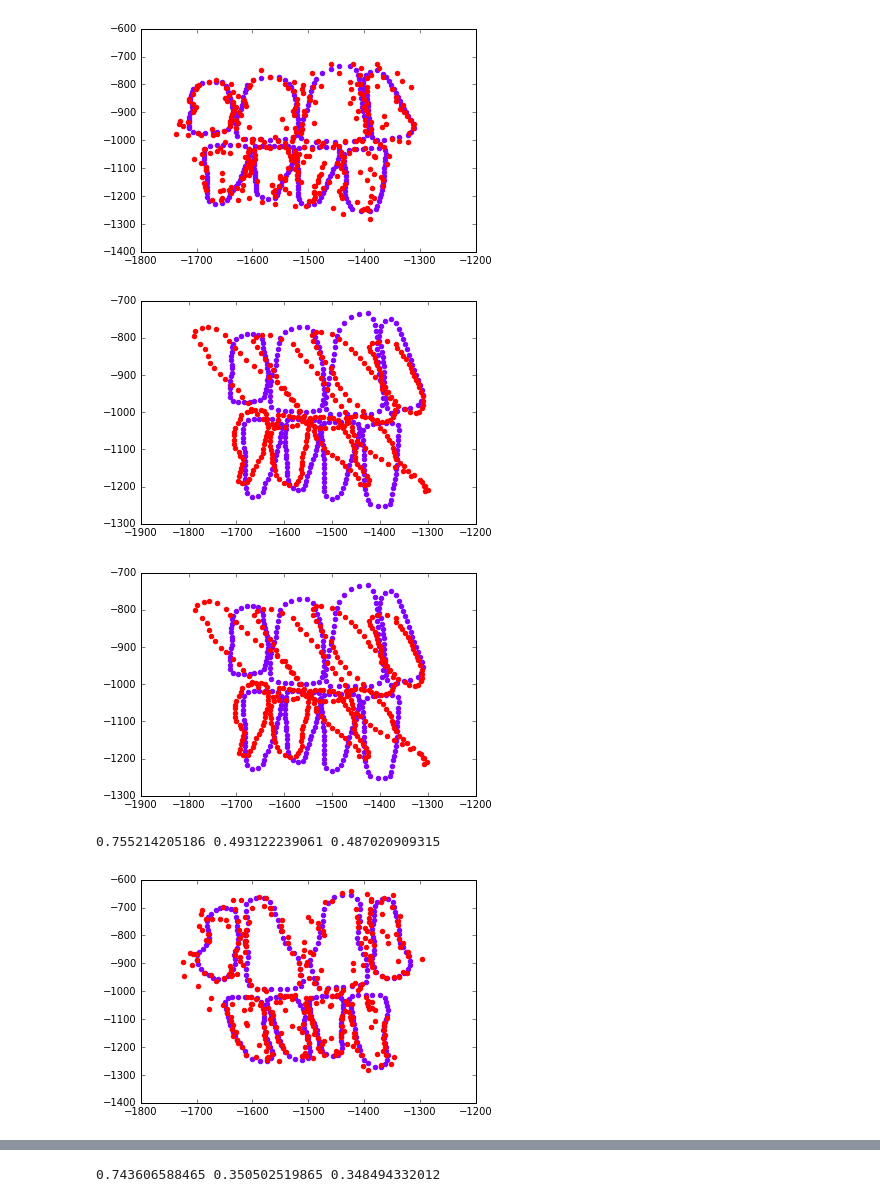
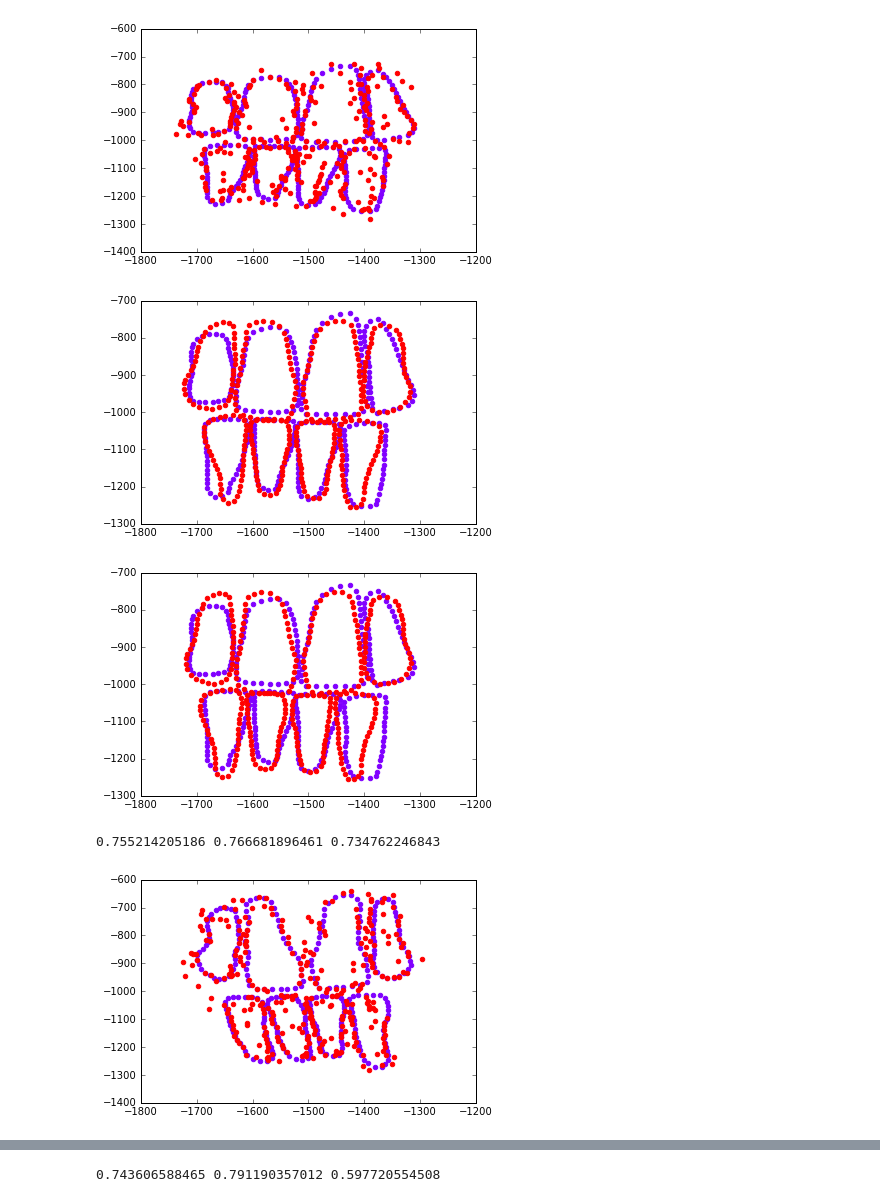
Before and after one commit to bhatturam/IncisorSegmentation, a Jupyter notebook: src/Latest.ipynb, the cells around one changed output, grey strips where cells are left out. Cells and saved outputs as stored; diff of their text form; code cells hidden in the pictures.

```diff
--- a/src/Latest.ipynb
+++ b/src/Latest.ipynb
@@ -11,36 +11,36 @@ data = Dataset('../data/')
 # %%
 error_list = [];
 i = 0
 for split in LeaveOneOutSplitter(data,Dataset.ALL_TRAINING_IMAGES,Dataset.ALL_TEETH):
     training_images,training_landmarks,training_segmentations = split.get_training_set()
     test_image,test_landmark,test_segmentation = split.get_test_example()
     transformed_test_image = test_image
     transformed_training_images = training_images
     #transformed_training_images = [cv2.Laplacian(image,ddepth=cv2.CV_32F) for image in scaled_training_images]
     #transformed_test_image = cv2.Laplacian(scaled_test_image,ddepth=cv2.CV_32F)
     transformed_training_images = [cv2.medianBlur(image,7) for image in transformed_training_images]
     transformed_test_image = cv2.medianBlur(transformed_test_image,7)
-    shape_model = PointDistributionModel(training_landmarks,use_transformation_matrix=False,project_to_tangent_space=False)
+    shape_model = PointDistributionModel(training_landmarks,use_transformation_matrix=True,project_to_tangent_space=True)
     grey_model = GreyModel(transformed_training_images, training_landmarks,patch_num_pixels=30,
                            search_num_pixels=60, use_gradient=True,
                  normalize_patch=True, use_moded_pca_model=False, mpca_variance_captured=0.9,
                  normal_point_neighborhood=2)
     active_shape_model = ActiveShapeModel(shape_model,grey_model)
     new_shape,_= grey_model.search(transformed_test_image,test_landmark)
     newer_shape,_,_ = shape_model.fit(new_shape)
     newest_shape,_,_ = active_shape_model.fit(transformed_test_image,initial_shape=test_landmark)
     plot_shapes([test_landmark,new_shape])
     plot_shapes([test_landmark,newer_shape])
     plot_shapes([test_landmark,newest_shape])
     print split.get_dice_error_on_test(new_shape),split.get_dice_error_on_test(newer_shape),split.get_dice_error_on_test(newest_shape)
     error_list.append(split.get_dice_error_on_test(newest_shape))
     i = i+1
     if i >= 1:
         pass#break
 print np.mean(np.array(error_list))
 # %% [output]
-[figure, old version]
+[figure, new version]
-[figure, old version]
+[figure, new version]
-[figure, old version]
+[figure, new version]
-0.755214205186 0.493122239061 0.487020909315
+0.755214205186 0.766681896461 0.734762246843
-[figure, old version]
+[figure, new version]
@@ -49 +49 @@ print np.mean(np.array(error_list))
-0.743606588465 0.350502519865 0.348494332012
+0.743606588465 0.791190357012 0.597720554508
```
Also changed, not shown: parts of 1 cell of this notebook, 2 other files.
